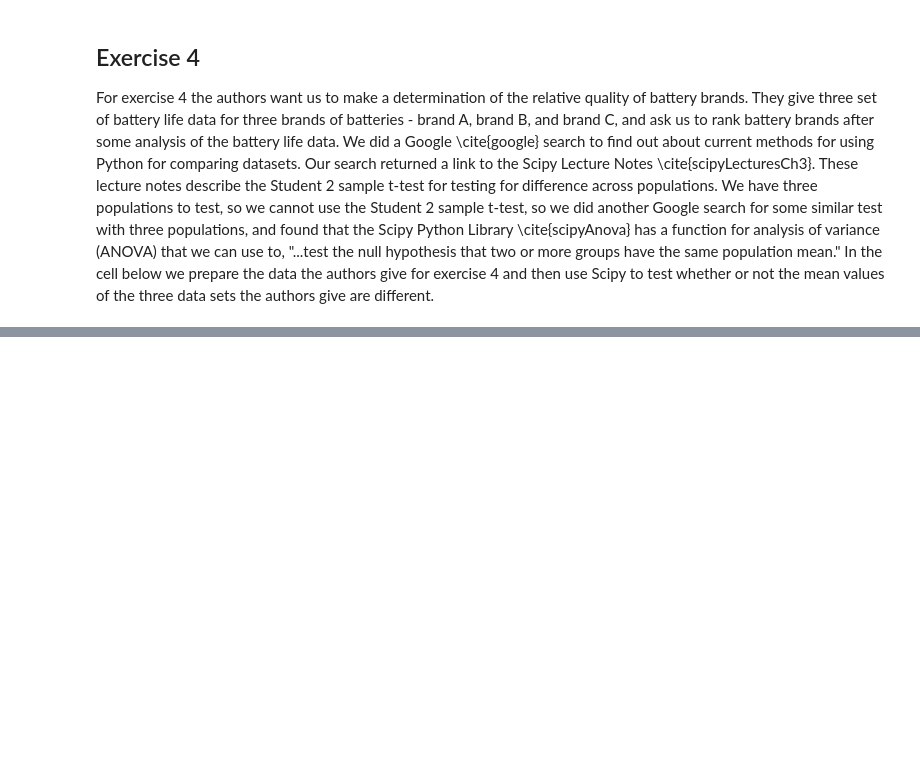
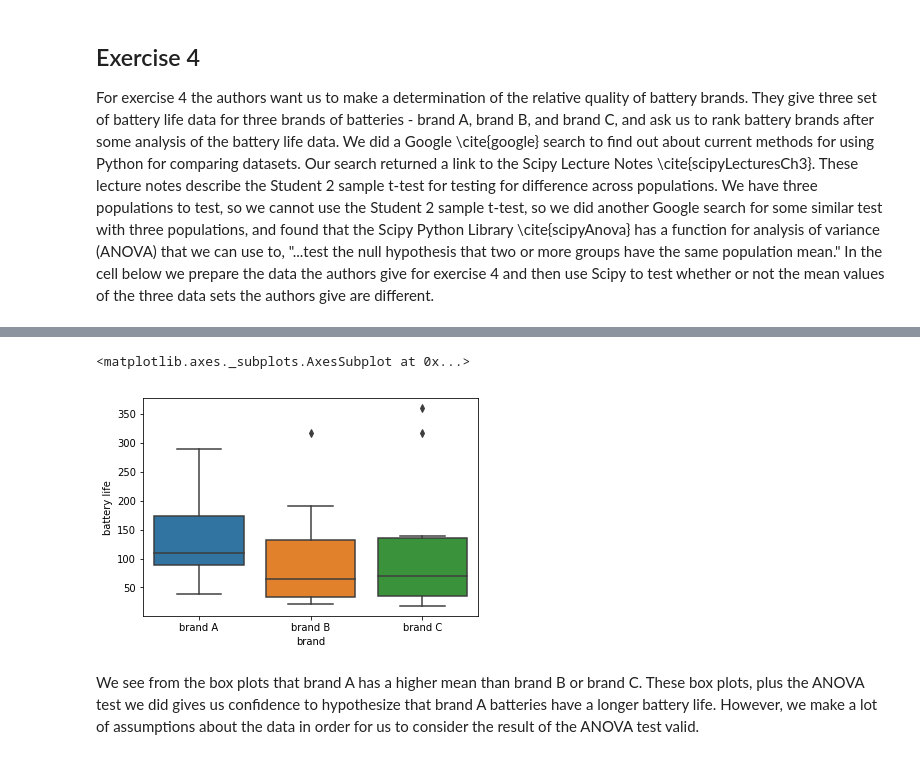
Before and after one commit to jhancock1975/StatisticsAndDataAnalysisSolutions, a Jupyter notebook: ch1/exercise-1.6.1.ipynb, the cells around one changed output, grey strips where cells are left out. Drawn from its saved outputs; the diff is of its cells as text; code cells hidden in the pictures; blank space fills up the shorter version.

```diff
--- a/ch1/exercise-1.6.1.ipynb
+++ b/ch1/exercise-1.6.1.ipynb
@@ -172,3 +173,9 @@ See the caveats in the documentation: http://pandas.pydata.org/pandas-docs/stabl
 <p>For exercise 4 the authors want us to make a determination of the relative quality of battery brands.
 They give three set of battery life data for three brands of batteries - brand A, brand B, and brand C, and ask us to rank battery brands after some analysis of the battery life data.  We did a Google \cite{google} search to find out about current methods for using Python for comparing datasets. Our search returned a link to the Scipy Lecture Notes \cite{scipyLecturesCh3}.  These lecture notes describe the Student 2 sample t-test for testing for difference across populations.  We have three populations to test, so we cannot use the Student 2 sample t-test, so we did another Google search for some similar test with three populations, and found that the Scipy Python Library \cite{scipyAnova} has a function for analysis of variance (ANOVA)  that we can use to, "...test the null
 hypothesis that two or more groups have the same population mean." In the cell below we prepare the data the authors give for exercise 4 and then use Scipy to test whether or not the mean values of the three data sets the authors give are different.</p>
+# %%
+brand_a = [41, 289, 214, 102, 38, 94, 179, 87, 116, 155]
+# %%
+brand_b = [39, 65, 22, 64, 22, 191, 99, 32, 142, 317]
+# %%
+brand_c = [24, 95, 139, 122, 41, 360, 318, 34, 43, 18]
@@ -175,3 +189,15 @@ hypothesis that two or more groups have the same population mean." In the cell b
+# %%
+battery_df = pd.DataFrame({'brand':(['brand A']*len(brand_a)) +
+                          (['brand B']*len(brand_b))+
+                          (['brand C']*len(brand_c)),
+                          'battery life': brand_a + brand_b + brand_c})
+# %%
+sns.boxplot(data=battery_df, y='battery life', x='brand')
+# %% [output]
+<matplotlib.axes._subplots.AxesSubplot at 0x...>
+[figure, added]
+# %% [markdown]
+<p>We see from the box plots that brand A has a higher mean than brand B or brand C.  These box plots, plus the ANOVA test we did gives us confidence to hypothesize that brand A batteries have a longer battery life.  However, we make a lot of assumptions about the data in order for us to consider the result of the ANOVA test valid.</p>
 # %%
 %%latex
 \begin{thebibliography}{99}
```
Also changed, not shown: parts of 3 cells of this notebook, 1 other file.
